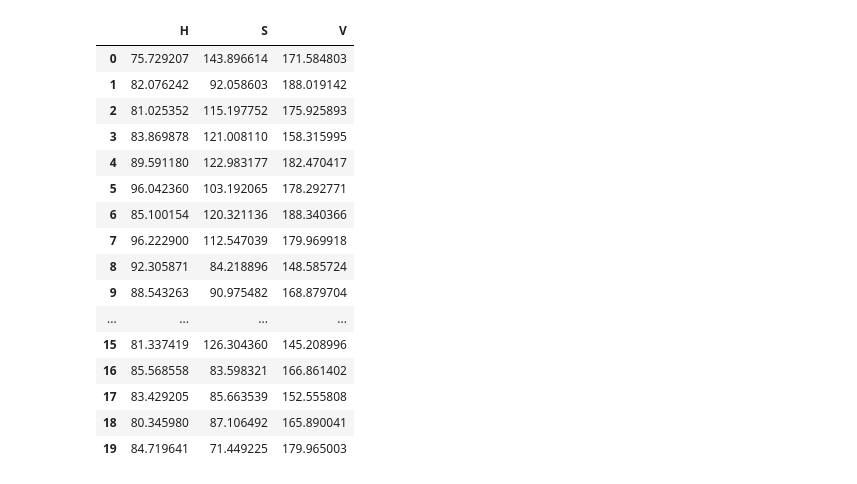
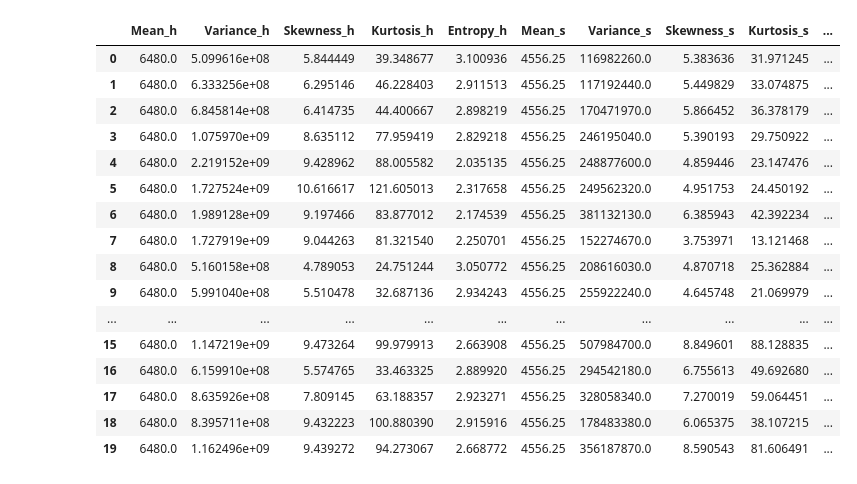
Before and after one commit to makbarramadhan62/Skripsi, a Jupyter notebook: skripsi_app_backend/Code Upload/Code/naiveBayes.ipynb, the cells around one changed output. Saved outputs shown, nothing was run; the diff lists cells and outputs as text; code cells hidden in the pictures.

```diff
--- a/skripsi_app_backend/Code Upload/Code/naiveBayes.ipynb
+++ b/skripsi_app_backend/Code Upload/Code/naiveBayes.ipynb
@@ -89,26 +89,26 @@ plt.show()
 # # simpan model dalam file .pkl
 # joblib.dump(model, 'NaiveBayes.pkl')
 # %%
-x_pred = pd.read_csv("../csv/hasil_ekstraksi_rata2_hsv_testing.csv")
+x_pred = pd.read_csv("../csv/hasil_ekstraksi_orde1_glcm_Testing.csv")
 x_pred
 # %% [output]
-|  | H | S | V |
-| 0 | 75.729207 | 143.896614 | 171.584803 |
-| 1 | 82.076242 | 92.058603 | 188.019142 |
-| 2 | 81.025352 | 115.197752 | 175.925893 |
-| 3 | 83.869878 | 121.008110 | 158.315995 |
-| 4 | 89.591180 | 122.983177 | 182.470417 |
-| 5 | 96.042360 | 103.192065 | 178.292771 |
-| 6 | 85.100154 | 120.321136 | 188.340366 |
-| 7 | 96.222900 | 112.547039 | 179.969918 |
-| 8 | 92.305871 | 84.218896 | 148.585724 |
-| 9 | 88.543263 | 90.975482 | 168.879704 |
-| ... | ... | ... | ... |
-| 15 | 81.337419 | 126.304360 | 145.208996 |
-| 16 | 85.568558 | 83.598321 | 166.861402 |
-| 17 | 83.429205 | 85.663539 | 152.555808 |
-| 18 | 80.345980 | 87.106492 | 165.890041 |
-| 19 | 84.719641 | 71.449225 | 179.965003 |
+|  | Mean_h | Variance_h | Skewness_h | Kurtosis_h | Entropy_h | Mean_s | Variance_s | Skewness_s | Kurtosis_s | ... |
+| 0 | 6480.0 | 5.099616e+08 | 5.844449 | 39.348677 | 3.100936 | 4556.25 | 116982260.0 | 5.383636 | 31.971245 | ... |
+| 1 | 6480.0 | 6.333256e+08 | 6.295146 | 46.228403 | 2.911513 | 4556.25 | 117192440.0 | 5.449829 | 33.074875 | ... |
+| 2 | 6480.0 | 6.845814e+08 | 6.414735 | 44.400667 | 2.898219 | 4556.25 | 170471970.0 | 5.866452 | 36.378179 | ... |
+| 3 | 6480.0 | 1.075970e+09 | 8.635112 | 77.959419 | 2.829218 | 4556.25 | 246195040.0 | 5.390193 | 29.750922 | ... |
+| 4 | 6480.0 | 2.219152e+09 | 9.428962 | 88.005582 | 2.035135 | 4556.25 | 248877600.0 | 4.859446 | 23.147476 | ... |
+| 5 | 6480.0 | 1.727524e+09 | 10.616617 | 121.605013 | 2.317658 | 4556.25 | 249562320.0 | 4.951753 | 24.450192 | ... |
+| 6 | 6480.0 | 1.989128e+09 | 9.197466 | 83.877012 | 2.174539 | 4556.25 | 381132130.0 | 6.385943 | 42.392234 | ... |
+| 7 | 6480.0 | 1.727919e+09 | 9.044263 | 81.321540 | 2.250701 | 4556.25 | 152274670.0 | 3.753971 | 13.121468 | ... |
+| 8 | 6480.0 | 5.160158e+08 | 4.789053 | 24.751244 | 3.050772 | 4556.25 | 208616030.0 | 4.870718 | 25.362884 | ... |
+| 9 | 6480.0 | 5.991040e+08 | 5.510478 | 32.687136 | 2.934243 | 4556.25 | 255922240.0 | 4.645748 | 21.069979 | ... |
+| ... | ... | ... | ... | ... | ... | ... | ... | ... | ... | ... |
+| 15 | 6480.0 | 1.147219e+09 | 9.473264 | 99.979913 | 2.663908 | 4556.25 | 507984700.0 | 8.849601 | 88.128835 | ... |
+| 16 | 6480.0 | 6.159910e+08 | 5.574765 | 33.463325 | 2.889920 | 4556.25 | 294542180.0 | 6.755613 | 49.692680 | ... |
+| 17 | 6480.0 | 8.635926e+08 | 7.809145 | 63.188357 | 2.923271 | 4556.25 | 328058340.0 | 7.270019 | 59.064451 | ... |
+| 18 | 6480.0 | 8.395711e+08 | 9.432223 | 100.880390 | 2.915916 | 4556.25 | 178483380.0 | 6.065375 | 38.107215 | ... |
+| 19 | 6480.0 | 1.162496e+09 | 9.439272 | 94.273067 | 2.668772 | 4556.25 | 356187870.0 | 8.590543 | 81.606491 | ... |
 # %%
 model.predict(x_pred)
 # %% [output]
```
Also changed, not shown: parts of 7 cells of this notebook, 30 other files.
